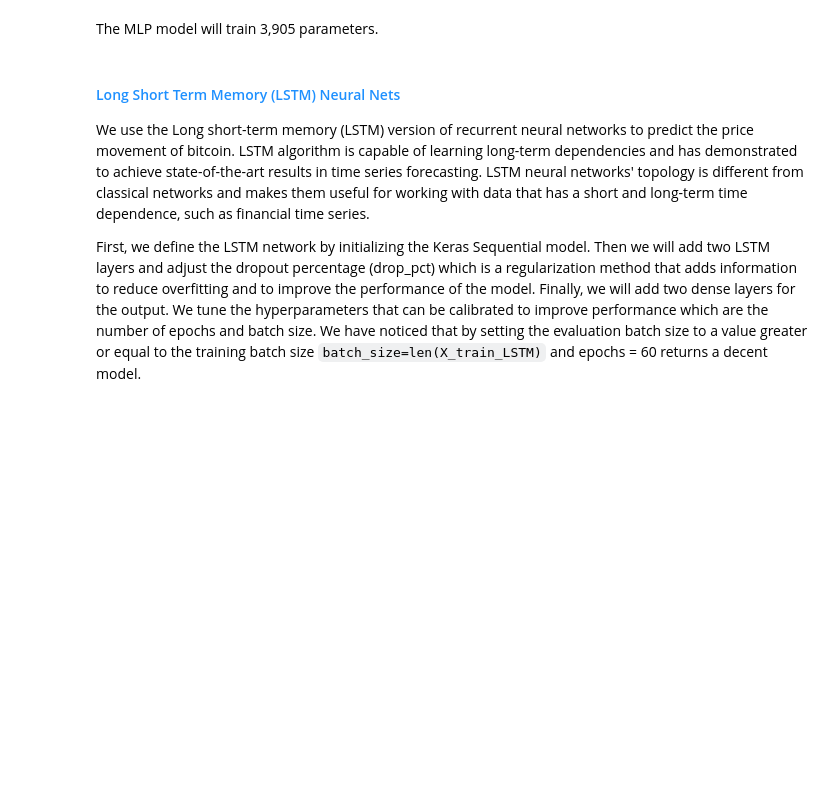
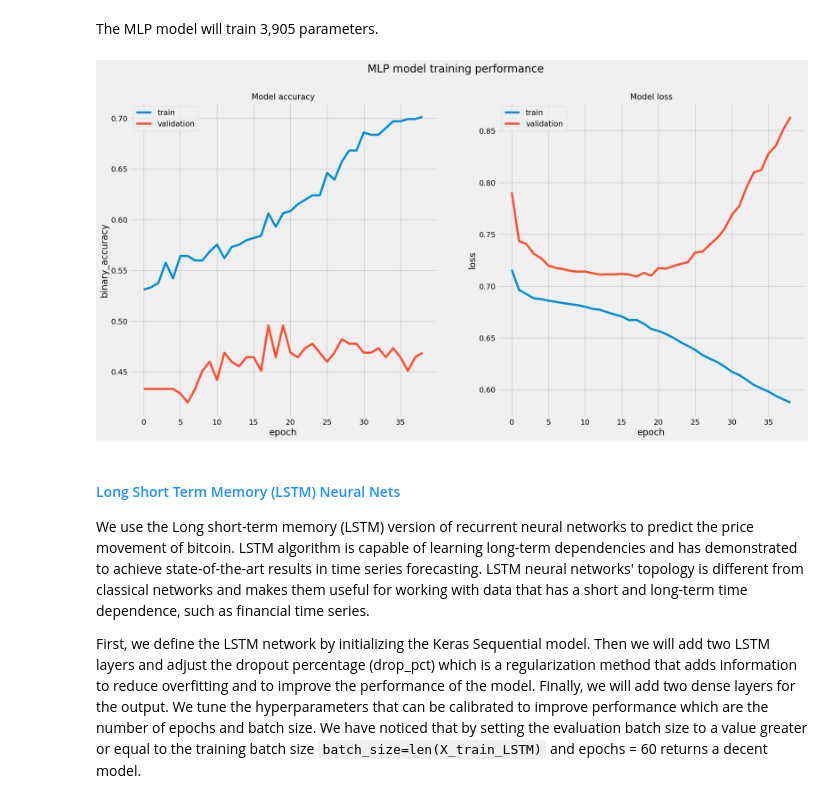
Before and after one commit to FranQuant/ML-and-DL-based-Investment-Strategies-for-BTC, a Jupyter notebook: Machine Learning & Deep Learning Algorithms.ipynb, the cells around one changed output. Drawn from its saved outputs; the diff is of its cells as text; code cells hidden in the pictures; blank space fills up the shorter version.

```diff
--- a/Machine Learning & Deep Learning Algorithms.ipynb
+++ b/Machine Learning & Deep Learning Algorithms.ipynb
@@ -197,7 +199,7 @@ seed(100)
 
 We source our data from [Glassnode.com](https://glassnode.com/) and  we will consider historical BTC data with daily frequency from 2018/02/17  to 2021/10/19.
 # %%
-Bitcoin = pd.read_csv('/Data_Bitcoin/price-ohlc-btc-1h.csv',
+Bitcoin = pd.read_csv('Data_Bitcoin/price-ohlc-btc-1h.csv',
                       index_col = 0, parse_dates = True).dropna()
 # %%
 Bitcoin.info()
@@ -530,3 +564,7 @@ N = len(MOM5D)
 Bitcoin = Bitcoin[::- 1].iloc[range(0,N)]
 Bitcoin = Bitcoin[::- 1]
 Bitcoin['MOM5D'] = MOM5D
+# %%
+Bitcoin['Returns'] = np.log(Bitcoin['Close'] / Bitcoin['Close'].shift(1))
+Bitcoin.dropna(inplace = True)
+Bitcoin.head(5)
@@ -564,7 +638,9 @@ list(X.keys())
 Predicting tomorrow’s market direction can be framed as a classification problem with the set of categories limited to, for example, “up” and “down” or “+1” and “-1” or “1” and “0”. We set up the dataframe with the target variable, which is the direction of the future daily movement of BTC and can be mathematically interpreted as the sign of the return.
 # %%
 # Our response feature will be the sign of BTC's returns (i.e. daily directional movement)
-Y = pd.DataFrame(list(np.where(Bitcoin['Returns'] >= 0, 1, -1)))
+Y = pd.Series(list(np.where(Bitcoin['Returns'].shift(-1) >= 0, 1, 0)))
+
+X.drop(['Returns'], axis = 1, inplace = True)
 # %% [markdown]
 Feature scaling can help algorithms converge to local / global minima efficiently. We will use `MinMaxScaler` scaler from the `scikit-learn` library.
 # %%
@@ -573,8 +649,8 @@ scaler = MinMaxScaler()
 scaled_X = scaler.fit_transform(X)
 
 # We let X as a dataframe
-X = pd.DataFrame(scaled_X,columns = list(Bitcoin.keys()),
-                 index = Bitcoin.index)
+X = pd.DataFrame(scaled_X,columns = list(X.keys()),
+                 index = X.index)
 # %% [markdown]
 #### <font color= dodgerblue> Splitting & Normalizing the Dataset</font>
 
@@ -771,20 +876,22 @@ The MLP model will train 3,905 parameters.
 # %%
 # MLP
 fig, axs = plt.subplots(1,2)
 fig.suptitle('MLP model training performance', fontsize = 20)
-axs[0].plot(history_MLP.history['binary_accuracy'])
-axs[0].plot(history_MLP.history['val_binary_accuracy'])
+axs[0].plot(history_MLPV.history['binary_accuracy'])
+axs[0].plot(history_MLPV.history['val_binary_accuracy'])
 axs[0].set_title('Model accuracy', fontsize = 15)
 axs[0].set_ylabel('binary_accuracy')
 axs[0].set_xlabel('epoch')
 axs[0].legend(['train', 'validation'], loc = 'upper left')
-axs[1].plot(history_MLP.history['loss'])
-axs[1].plot(history_MLP.history['val_loss'])
+axs[1].plot(history_MLPV.history['loss'])
+axs[1].plot(history_MLPV.history['val_loss'])
 axs[1].set_title('Model loss', fontsize = 15)
 axs[1].set_ylabel('loss')
 axs[1].set_xlabel('epoch')
 axs[1].legend(['train', 'validation'], loc = 'upper left')
 plt.show()
+# %% [output]
+[figure, added]
 # %% [markdown]
 #### <font color= dodgerblue> Long Short Term Memory (LSTM) Neural Nets </font>
 We use the Long short-term memory (LSTM) version of recurrent neural networks to predict the price movement of bitcoin. LSTM algorithm is capable of learning long-term dependencies and has demonstrated to achieve state-of-the-art results in time series forecasting. LSTM neural networks' topology is different from classical networks and makes them useful for working with data that has a short and long-term time dependence, such as financial time series.
```
Also changed, not shown: parts of 35 cells of this notebook, 3 other files.
